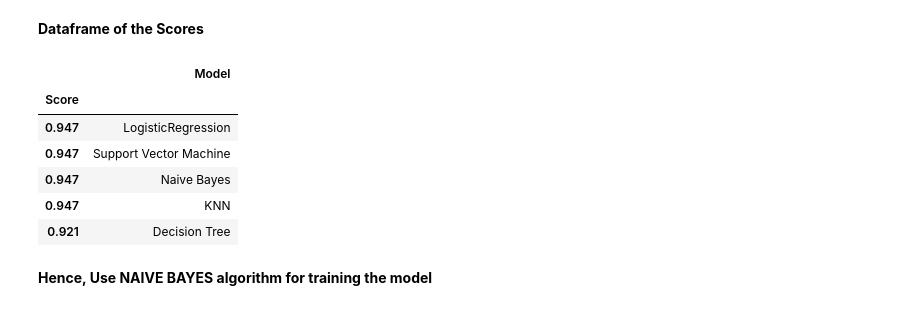
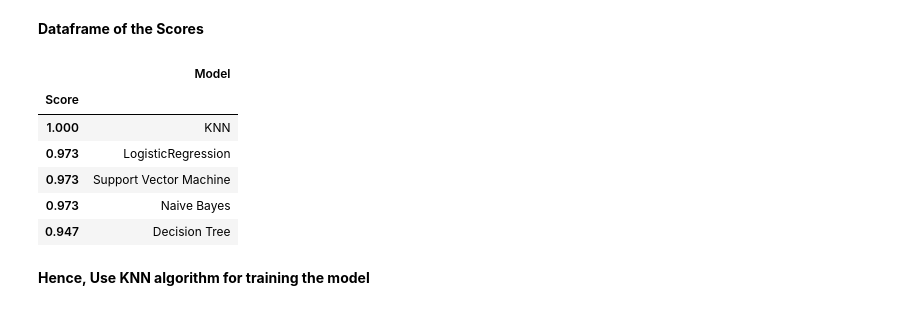
Before and after one commit to Davjot/Iris-Flower-Classication, a Jupyter notebook: Iris_Flower_Classification.ipynb, the cells around one changed output. Cells and saved outputs as stored; diff of their text form; code cells hidden in the pictures.

```diff
--- a/Iris_Flower_Classification.ipynb
+++ b/Iris_Flower_Classification.ipynb
@@ -413,19 +413,19 @@ Accuracy Score. : 0.9736842105263158
 # %%
 results = pd.DataFrame({
     'Model' : ['LogisticRegression', 'Support Vector Machine', 'Naive Bayes', 'KNN', 'Decision Tree'],
-    'Score' : [0.947, 0.947, 0.947, 0.947, 0.921]
+    'Score' : [0.973, 0.973, 0.973, 1.0, 0.947]
 })
 
 result_df = results.sort_values(by = 'Score', ascending = False)
 result_df = result_df.set_index('Score')
 result_df.head()
 # %% [output]
 |  | Model |
 | Score |  |
-| 0.947 | LogisticRegression |
-| 0.947 | Support Vector Machine |
-| 0.947 | Naive Bayes |
-| 0.947 | KNN |
-| 0.921 | Decision Tree |
+| 1.000 | KNN |
+| 0.973 | LogisticRegression |
+| 0.973 | Support Vector Machine |
+| 0.973 | Naive Bayes |
+| 0.947 | Decision Tree |
 # %% [markdown]
-**Hence, Use NAIVE BAYES algorithm for training the model**
+**Hence, Use KNN algorithm for training the model**
```
Also changed, not shown: parts of 6 cells of this notebook.
